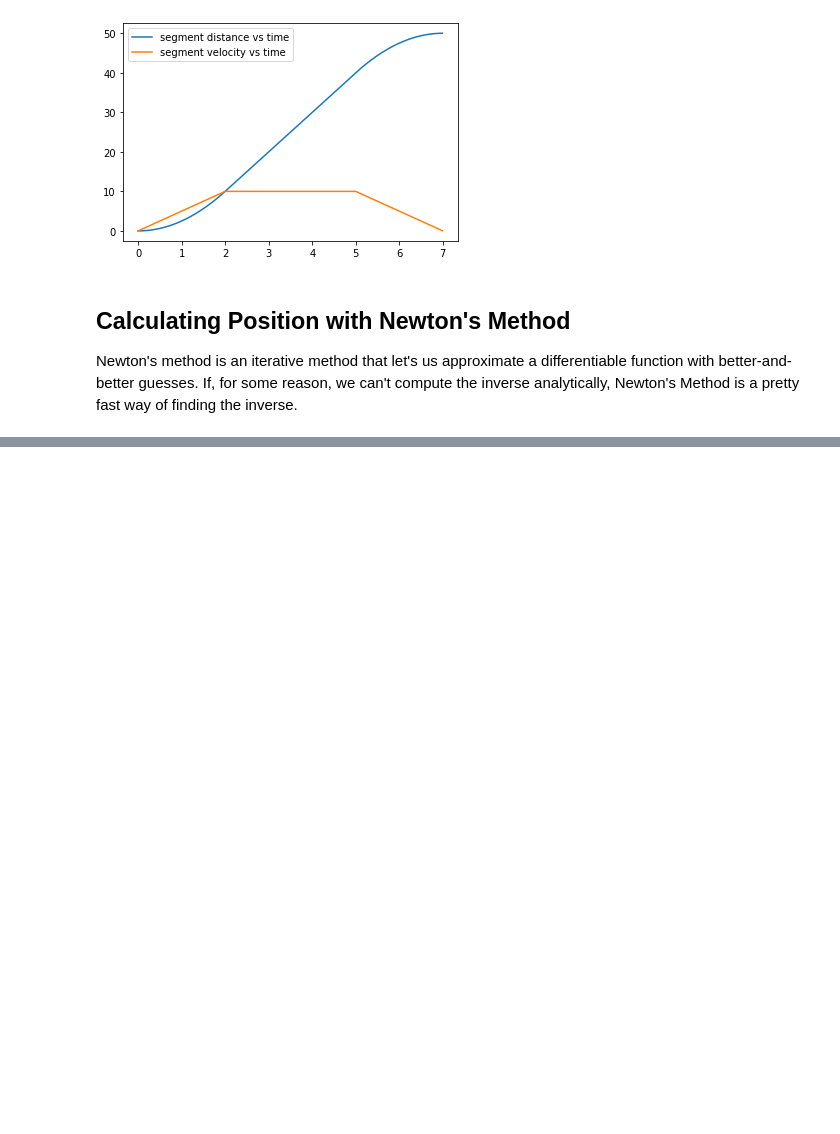
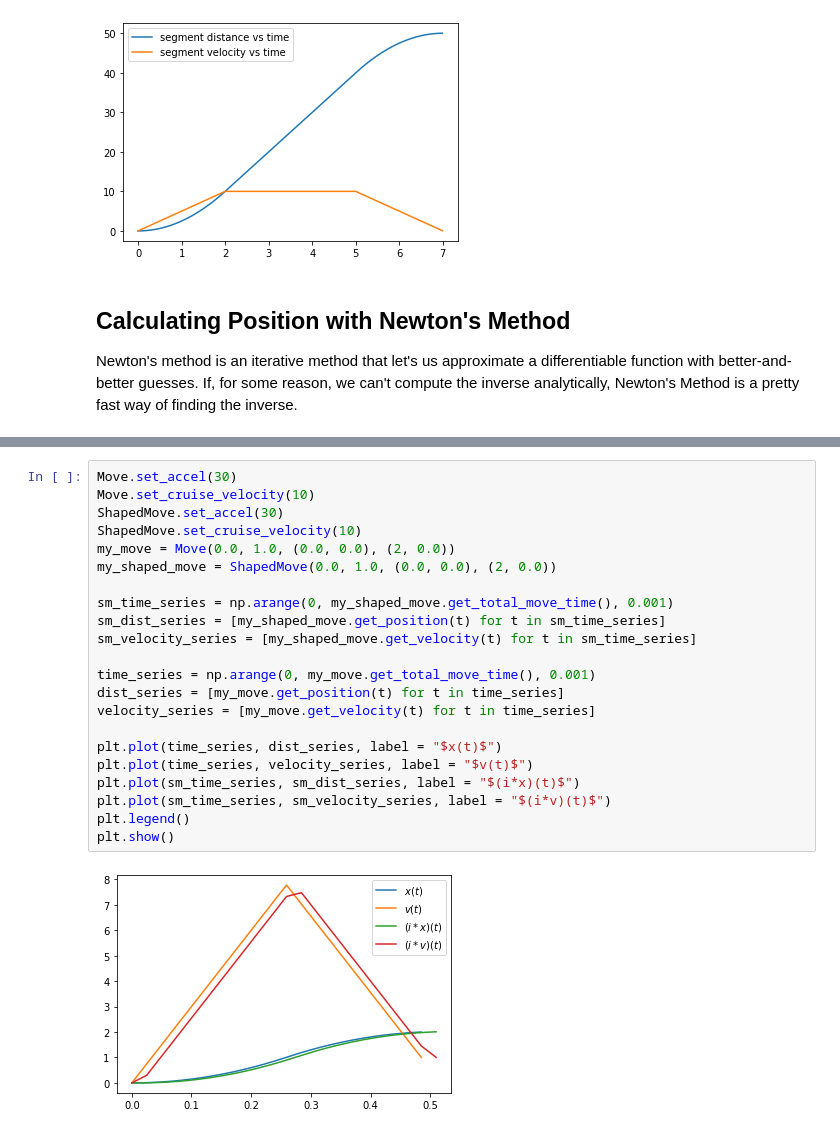
Before and after one commit to Poofjunior/input_shaping_notes, a Jupyter notebook: move_kinematics.ipynb, the cells around one changed output, grey strips where cells are left out. Saved outputs shown, nothing was run; the diff lists cells and outputs as text; blank space fills up the shorter version.

```diff
--- a/move_kinematics.ipynb
+++ b/move_kinematics.ipynb
@@ -370,0 +433,24 @@ seed guess: 0.5
+# %%
+Move.set_accel(30)
+Move.set_cruise_velocity(10)
+ShapedMove.set_accel(30)
+ShapedMove.set_cruise_velocity(10)
+my_move = Move(0.0, 1.0, (0.0, 0.0), (2, 0.0))
+my_shaped_move = ShapedMove(0.0, 1.0, (0.0, 0.0), (2, 0.0))
+
+sm_time_series = np.arange(0, my_shaped_move.get_total_move_time(), 0.001)
+sm_dist_series = [my_shaped_move.get_position(t) for t in sm_time_series]
+sm_velocity_series = [my_shaped_move.get_velocity(t) for t in sm_time_series]
+
+time_series = np.arange(0, my_move.get_total_move_time(), 0.001)
+dist_series = [my_move.get_position(t) for t in time_series]
+velocity_series = [my_move.get_velocity(t) for t in time_series]
+
+plt.plot(time_series, dist_series, label = "$x(t)$")
+plt.plot(time_series, velocity_series, label = "$v(t)$")
+plt.plot(sm_time_series, sm_dist_series, label = "$(i*x)(t)$")
+plt.plot(sm_time_series, sm_velocity_series, label = "$(i*v)(t)$")
+plt.legend()
+plt.show()
+# %% [output]
+[figure, added]
```
Also changed, not shown: parts of 5 cells of this notebook, 1 other file.
